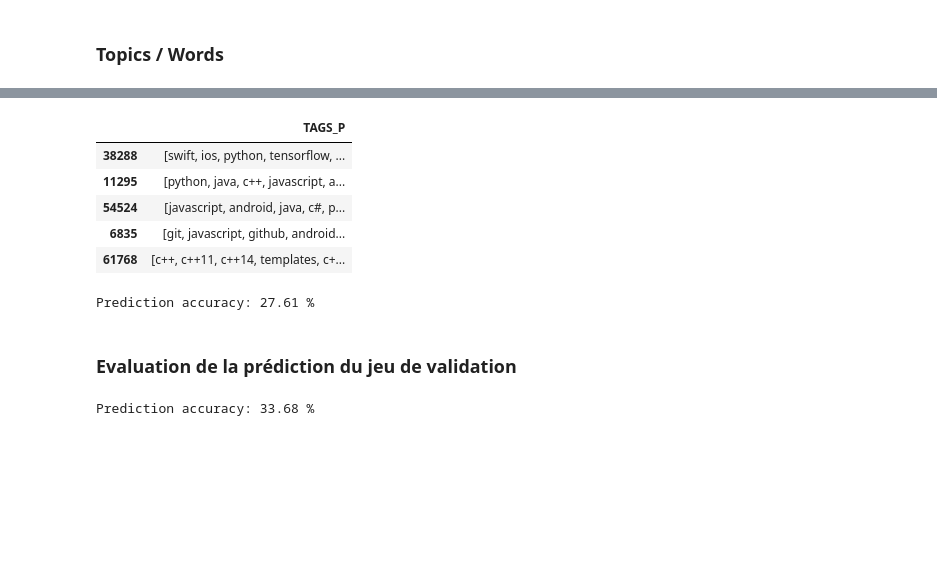
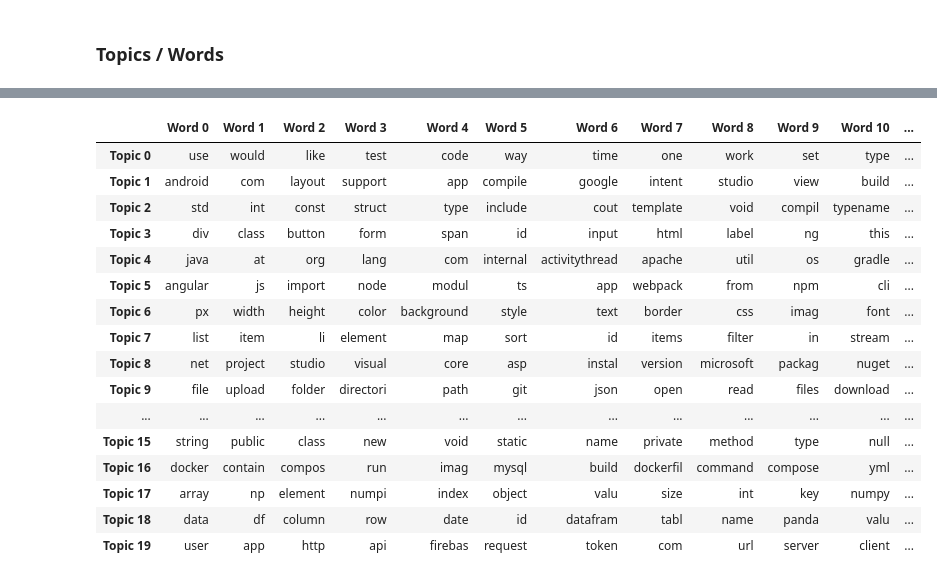
Before and after one commit to makboulhoussen/projet6, a Jupyter notebook: notebook/SOF_Tags_UnsupervisedMethod.ipynb, the cells around one changed output, grey strips where cells are left out. Cells and saved outputs as stored; diff of their text form; code cells hidden in the pictures; blank space fills up the shorter version.

```diff
--- a/notebook/SOF_Tags_UnsupervisedMethod.ipynb
+++ b/notebook/SOF_Tags_UnsupervisedMethod.ipynb
@@ -477,18 +557,0 @@ Le dictionnaire **documents_by_tags** associe à un tag, la liste des documents
-# %%
-'''
-@model :
-@ ft : list of frequent tags
-@ d_by_t : dictionary of list of documents containing the tag (key)
-'''
-def buildTagByTopicsMatrix(topics_modeling_algo, tm_output, ft,  d_by_t) :
-    tag_by_topics_ = np.zeros([topics_modeling_algo.n_components,len(ft)])
-    for topic_idx in range(topics_modeling_algo.n_components):
-        for tag_idx, tag in enumerate(ft):
-            docs_pos = d_by_t[tag]
-            topic_score = 0
-            for d in docs_pos :
-                topic_score += tm_output[d][topic_idx]
-                if topic_score > 0 :
-                    #tag_by_topics_[topic_idx][tag_idx]=topic_score/len(docs_pos)
-                    tag_by_topics_[topic_idx][tag_idx]=topic_score
-    return tag_by_topics_
@@ -698,0 +601,10 @@ Prediction accuracy: 27.61 %
+# %%
+def fit_transform_NMF(train_data, target_data, min_df, max_df, num_topics) :
+    print("[min_df:{:d} max_df:{:.2f} num_topics:{}]"
+          .format(min_df, max_df, num_topics), end=" ", flush=True)
+    tfidf_vectorizer = TfidfVectorizer(min_df=min_df, max_df=max_df)
+    tfidf_vectorized = tfidf_vectorizer.fit_transform(train_data['TITLE_P'] + ' ' + train_data['BODY_P'])
+    nmf_model = NMF(n_components=num_topics, random_state=1, alpha=.1, l1_ratio=.5)
+    nmf_output = nmf_model.fit_transform(tfidf_vectorized)
+    tags_by_topics_matrix = buildTagByTopicsMatrix(nmf_model, nmf_output, target_data)
+    return nmf_output, nmf_model, tfidf_vectorizer, tags_by_topics_matrix
@@ -704,0 +639,2 @@ y_validation = y_validation.to_frame()
+# %%
+nmf_output, best_nmf_model, tfidf_vectorizer, tags_by_topics_nmf = fit_transform_NMF(x_train, y_train, 5, 0.95, 20)
@@ -718,7 +647,0 @@ Utilisons la métrique tf-idf (Term-Frequency - Inverse Document Frequency).
-# %%
-# Use tf-idf features for NMF.
-print("Extracting tf-idf features for NMF...")
-tfidf_vectorizer = TfidfVectorizer(max_df=0.95, min_df=5)
-tfidf_vectorized = tfidf_vectorizer.fit_transform(x_train_text)
-tfidf_matrix = tfidf_vectorized.toarray()
-tfidf_matrix.shape
@@ -808,20 +665,20 @@ y_predicted_nmf = getPostsTagsPrediction(x_test, 5, tags_by_topics_nmf, frequent
-# %%
-y_predicted_nmf.head()
-# %% [output]
-|  | TAGS_P |
-| 38288 | [swift, ios, python, tensorflow, ... |
-| 11295 | [python, java, c++, javascript, a... |
-| 54524 | [javascript, android, java, c#, p... |
-| 6835 | [git, javascript, github, android... |
-| 61768 | [c++, c++11, c++14, templates, c+... |
-# %%
-predictionAccuracy(y_predicted_lda, y_test)
-# %% [output]
-Prediction accuracy: 27.61 %
-# %% [markdown]
-### Evaluation de la prédiction du jeu de validation
-# %%
-y_predicted = getPostsTagsPrediction(x_validation, 5,tags_by_topics_nmf, frequent_tags, tfidf_vectorizer,  nmf_model )
-result = predictionAccuracy(y_predicted, y_validation)
-# %% [output]
-Prediction accuracy: 33.68 %
+# %%
+showTopicsTopWords(best_nmf_model, tfidf_vectorizer.get_feature_names(), 12)
+# %% [output]
+|  | Word 0 | Word 1 | Word 2 | Word 3 | Word 4 | Word 5 | Word 6 | Word 7 | Word 8 | Word 9 | Word 10 | ... |
+| Topic 0 | use | would | like | test | code | way | time | one | work | set | type | ... |
+| Topic 1 | android | com | layout | support | app | compile | google | intent | studio | view | build | ... |
+| Topic 2 | std | int | const | struct | type | include | cout | template | void | compil | typename | ... |
+| Topic 3 | div | class | button | form | span | id | input | html | label | ng | this | ... |
+| Topic 4 | java | at | org | lang | com | internal | activitythread | apache | util | os | gradle | ... |
+| Topic 5 | angular | js | import | node | modul | ts | app | webpack | from | npm | cli | ... |
+| Topic 6 | px | width | height | color | background | style | text | border | css | imag | font | ... |
+| Topic 7 | list | item | li | element | map | sort | id | items | filter | in | stream | ... |
+| Topic 8 | net | project | studio | visual | core | asp | instal | version | microsoft | packag | nuget | ... |
+| Topic 9 | file | upload | folder | directori | path | git | json | open | read | files | download | ... |
+| ... | ... | ... | ... | ... | ... | ... | ... | ... | ... | ... | ... | ... |
+| Topic 15 | string | public | class | new | void | static | name | private | method | type | null | ... |
+| Topic 16 | docker | contain | compos | run | imag | mysql | build | dockerfil | command | compose | yml | ... |
+| Topic 17 | array | np | element | numpi | index | object | valu | size | int | key | numpy | ... |
+| Topic 18 | data | df | column | row | date | id | datafram | tabl | name | panda | valu | ... |
+| Topic 19 | user | app | http | api | firebas | request | token | com | url | server | client | ... |
```
Also changed, not shown: parts of 172 cells of this notebook.
